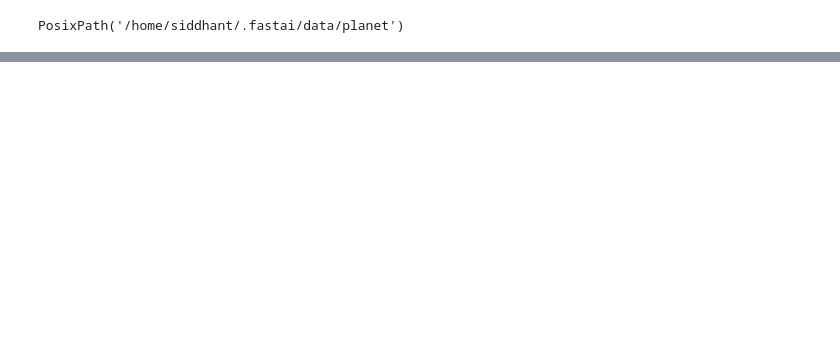
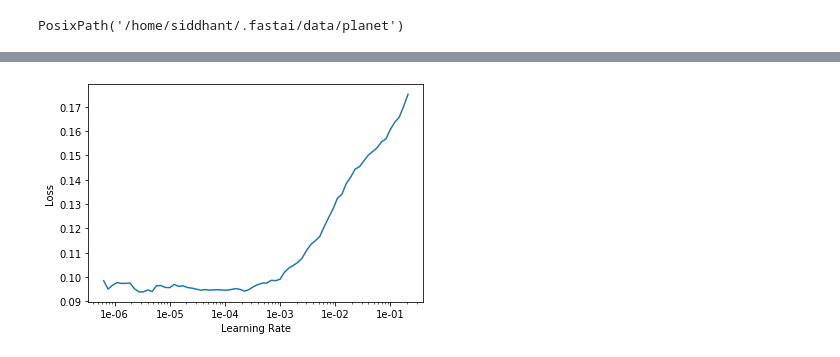
Before and after one commit to siddhantsangwan/amazon_classification, a Jupyter notebook: planet_amazon.ipynb, the cells around one changed output, grey strips where cells are left out. Saved outputs shown, nothing was run; the diff lists cells and outputs as text; code cells hidden in the pictures; blank space fills up the shorter version.

```diff
--- a/planet_amazon.ipynb
+++ b/planet_amazon.ipynb
@@ -25,0 +69,5 @@ unzip:  cannot find or open /home/siddhant/.fastai/data/planet/train_v2.csv.zip,
+# %%
+# picking 1e-2, since we're just entering the slope there
+# well before the valley
+lr = 1e-2
+learn.fit_one_cycle(5, slice(lr))
@@ -25,0 +91,4 @@ unzip:  cannot find or open /home/siddhant/.fastai/data/planet/train_v2.csv.zip,
+# %%
+learn.recorder.plot()
+# %% [output]
+[figure, added]
```
Also changed, not shown: parts of 15 cells of this notebook.
